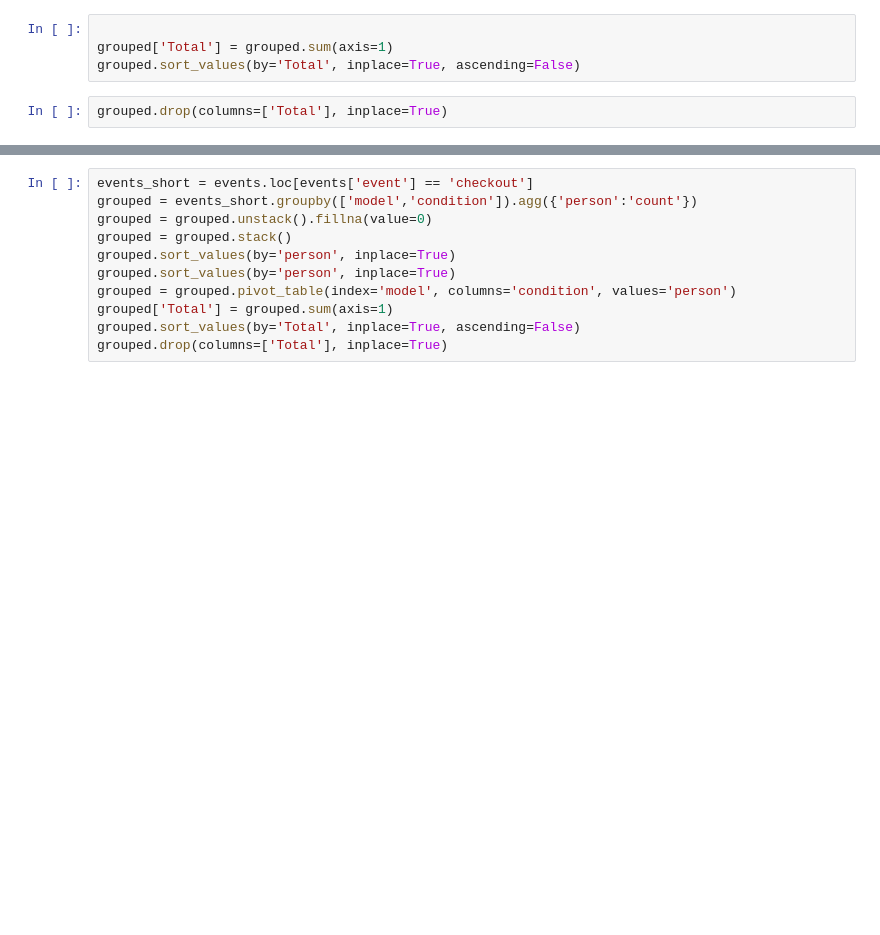
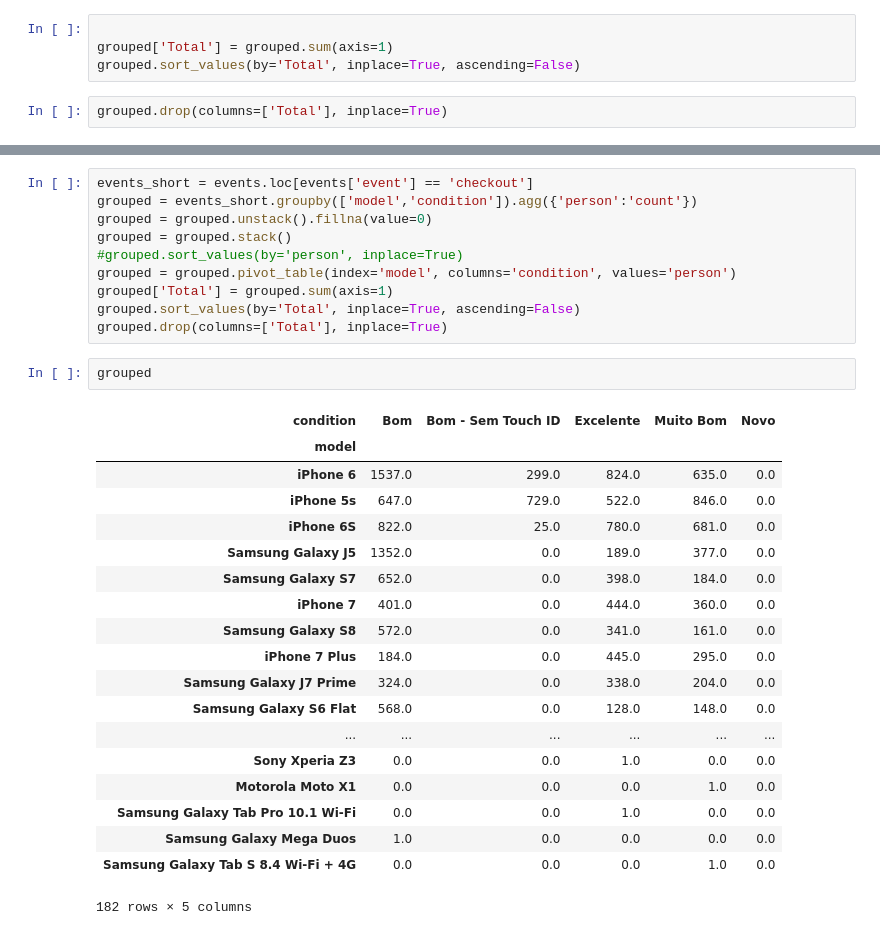
Before and after one commit to gabyrobles93/7506-TP1-Trocafone, a Jupyter notebook: analisis_dispositivo_segun_condicion.ipynb, the cells around one changed output, grey strips where cells are left out. Drawn from its saved outputs; the diff is of its cells as text; blank space fills up the shorter version.

```diff
--- a/analisis_dispositivo_segun_condicion.ipynb
+++ b/analisis_dispositivo_segun_condicion.ipynb
@@ -78,10 +78,31 @@ events_short = events.loc[events['event'] == 'checkout']
 grouped = events_short.groupby(['model','condition']).agg({'person':'count'})
 grouped = grouped.unstack().fillna(value=0)
 grouped = grouped.stack()
-grouped.sort_values(by='person', inplace=True)
-grouped.sort_values(by='person', inplace=True)
+#grouped.sort_values(by='person', inplace=True)
 grouped = grouped.pivot_table(index='model', columns='condition', values='person')
 grouped['Total'] = grouped.sum(axis=1)
 grouped.sort_values(by='Total', inplace=True, ascending=False)
 grouped.drop(columns=['Total'], inplace=True)
+# %%
+grouped
+# %% [output]
+| condition | Bom | Bom - Sem Touch ID | Excelente | Muito Bom | Novo |
+| model |  |  |  |  |  |
+| iPhone 6 | 1537.0 | 299.0 | 824.0 | 635.0 | 0.0 |
+| iPhone 5s | 647.0 | 729.0 | 522.0 | 846.0 | 0.0 |
+| iPhone 6S | 822.0 | 25.0 | 780.0 | 681.0 | 0.0 |
+| Samsung Galaxy J5 | 1352.0 | 0.0 | 189.0 | 377.0 | 0.0 |
+| Samsung Galaxy S7 | 652.0 | 0.0 | 398.0 | 184.0 | 0.0 |
+| iPhone 7 | 401.0 | 0.0 | 444.0 | 360.0 | 0.0 |
+| Samsung Galaxy S8 | 572.0 | 0.0 | 341.0 | 161.0 | 0.0 |
+| iPhone 7 Plus | 184.0 | 0.0 | 445.0 | 295.0 | 0.0 |
+| Samsung Galaxy J7 Prime | 324.0 | 0.0 | 338.0 | 204.0 | 0.0 |
+| Samsung Galaxy S6 Flat | 568.0 | 0.0 | 128.0 | 148.0 | 0.0 |
+| ... | ... | ... | ... | ... | ... |
+| Sony Xperia Z3 | 0.0 | 0.0 | 1.0 | 0.0 | 0.0 |
+| Motorola Moto X1 | 0.0 | 0.0 | 0.0 | 1.0 | 0.0 |
+| Samsung Galaxy Tab Pro 10.1 Wi-Fi | 0.0 | 0.0 | 1.0 | 0.0 | 0.0 |
+| Samsung Galaxy Mega Duos | 1.0 | 0.0 | 0.0 | 0.0 | 0.0 |
+| Samsung Galaxy Tab S 8.4 Wi-Fi + 4G | 0.0 | 0.0 | 0.0 | 1.0 | 0.0 |
+182 rows × 5 columns
 # %%
```
Also changed, not shown: parts of 4 cells of this notebook, 1 other file.
